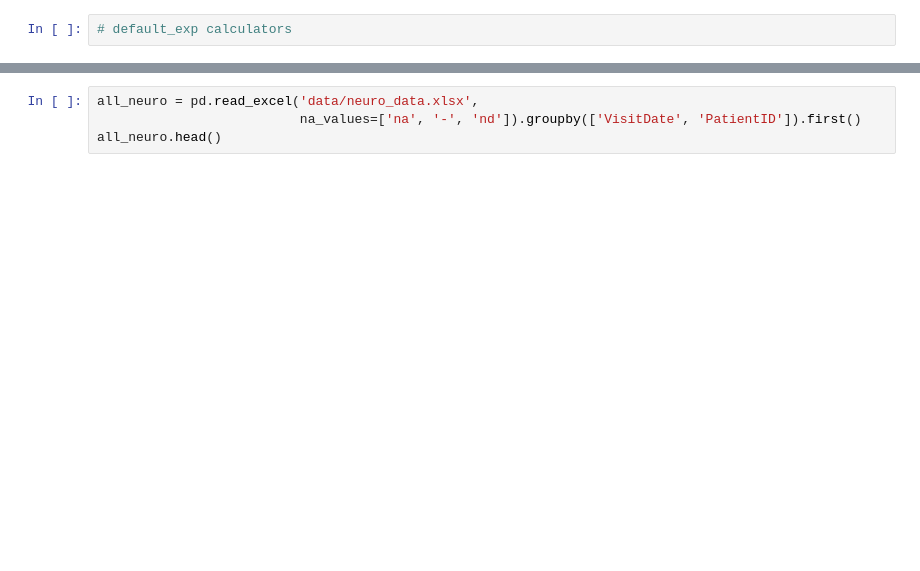
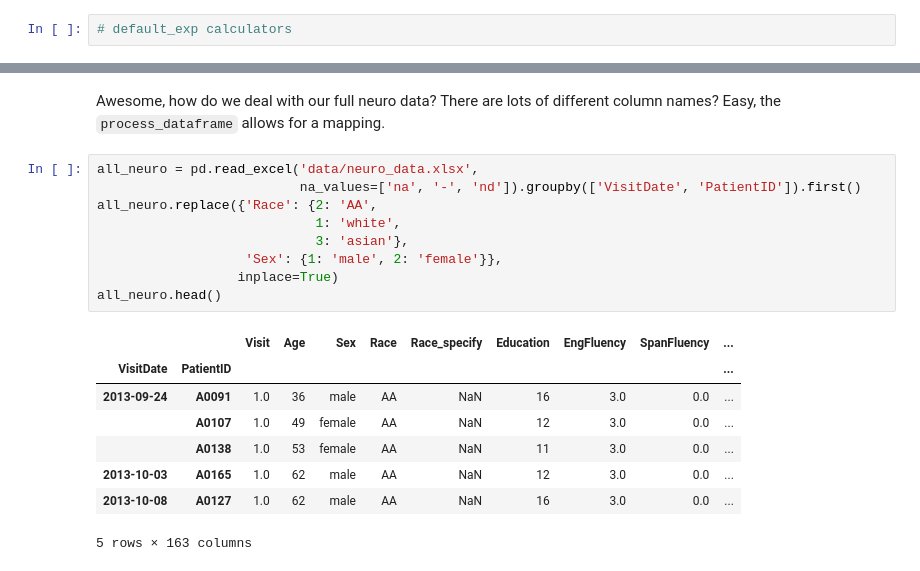
Before and after one commit to JudoWill/autoneuro, a Jupyter notebook: 00_calculators.ipynb, the cells around one changed output, grey strips where cells are left out. Drawn from its saved outputs; the diff is of its cells as text; blank space fills up the shorter version.

```diff
--- a/00_calculators.ipynb
+++ b/00_calculators.ipynb
@@ -278,7 +210,25 @@ bvmt_calc.process_dataframe(tdf)
+# %% [markdown]
+Awesome, how do we deal with our full neuro data?
+There are lots of different column names?
+Easy, the `process_dataframe` allows for a mapping.
 # %%
 all_neuro = pd.read_excel('data/neuro_data.xlsx',
                           na_values=['na', '-', 'nd']).groupby(['VisitDate', 'PatientID']).first()
+all_neuro.replace({'Race': {2: 'AA',
+                            1: 'white',
+                            3: 'asian'},
+                   'Sex': {1: 'male', 2: 'female'}},
+                  inplace=True)
 all_neuro.head()
+# %% [output]
+|  |  | Visit | Age | Sex | Race | Race_specify | Education | EngFluency | SpanFluency | ... |
+| VisitDate | PatientID |  |  |  |  |  |  |  |  | ... |
+| 2013-09-24 | A0091 | 1.0 | 36 | male | AA | NaN | 16 | 3.0 | 0.0 | ... |
+|  | A0107 | 1.0 | 49 | female | AA | NaN | 12 | 3.0 | 0.0 | ... |
+|  | A0138 | 1.0 | 53 | female | AA | NaN | 11 | 3.0 | 0.0 | ... |
+| 2013-10-03 | A0165 | 1.0 | 62 | male | AA | NaN | 12 | 3.0 | 0.0 | ... |
+| 2013-10-08 | A0127 | 1.0 | 62 | male | AA | NaN | 16 | 3.0 | 0.0 | ... |
+5 rows × 163 columns
 # %%
 bvmt_calc.process_dataframe(all_neuro.dropna(subset = ['BVMTtrial1', 'BVMTdelay']).head(),
                             mapping = {'BVMTtrial1': 'trial1',
```
Also changed, not shown: parts of 35 cells of this notebook, 4 other files.
